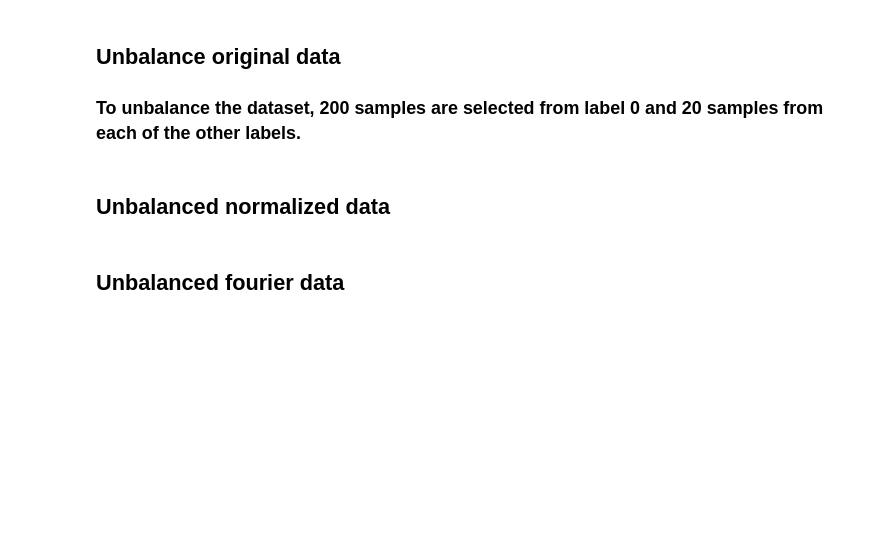
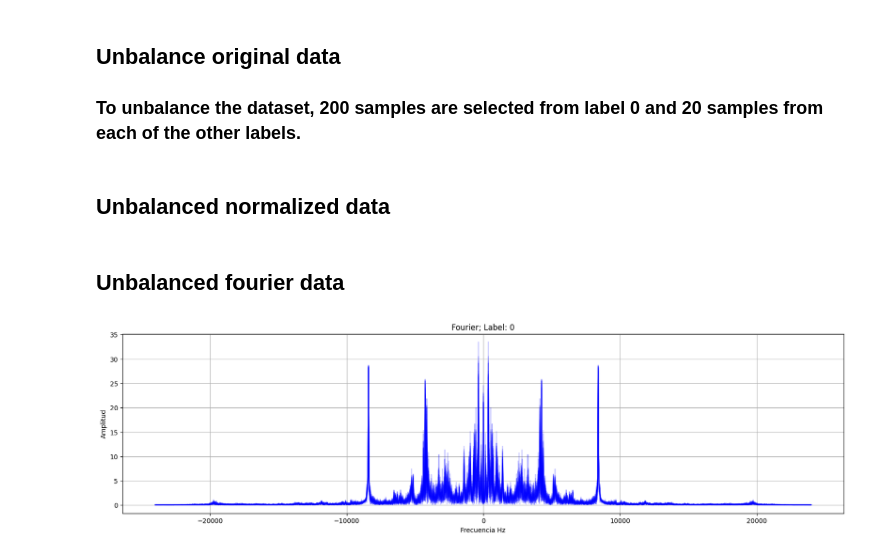
Before and after one commit to JLuengoG/TFM, a Jupyter notebook: CWRU_datasets/01_preprocess_dataset.ipynb, the cells around one changed output. Cells and saved outputs as stored; diff of their text form; code cells hidden in the pictures; blank space fills up the shorter version.

Commit message:
Plots added

```diff
--- a/CWRU_datasets/01_preprocess_dataset.ipynb
+++ b/CWRU_datasets/01_preprocess_dataset.ipynb
@@ -223,21 +225,21 @@ x_test_fourier = np.array(x_test_fourier)
 # %%
 # Sort graph
 
-def reordenar(data):
-  np_reordenado = []
+def reorder(data):
+  np_reordered = []
   for fila in data:
-    primera_mitad = fila[:800]
-    segunda_mitad = fila[800:]
-    fila_reordenada = np.concatenate((segunda_mitad, primera_mitad), axis=None)
-    np_reordenado.append(fila_reordenada)
+    first_half = fila[:800]
+    second_hand = fila[800:]
+    fila_reordenada = np.concatenate((second_hand, first_half), axis=None)
+    np_reordered.append(fila_reordenada)
 
-  return np_reordenado
+  return np_reordered
 
-x_train_fourier_reordenado = reordenar(x_train_fourier)
-x_test_fourier_reordenado = reordenar(x_test_fourier)
+x_train_fourier_reordered = reorder(x_train_fourier)
+x_test_fourier_reordered = reorder(x_test_fourier)
 # %%
 # Create dataframes
-df_x_train_fourier = pd.DataFrame(x_train_fourier_reordenado)
+df_x_train_fourier = pd.DataFrame(x_train_fourier_reordered)
 df_y_train = pd.DataFrame(y_train)
 
 # Insertar column labels in the dataframe
@@ -276,3 +278,25 @@ for label, group in grouped:
 
 np.save(f'{path_unbalanced_data}/x_train_fourier_unbalanced.npy', np_data)
 np.save(f'{path_unbalanced_data}/y_train_fourier_labels_unbalaced', np_labels)
+# %%
+first_half = frequencies[:800]
+second_hand = frequencies[800:]
+reordered_frecuencies = np.concatenate((second_hand, first_half), axis=None)
+# %%
+def plot_fourier(data, label):
+  # Graficar el espectro de frecuencia
+  plt.figure(figsize=(20, 5))
+  for row in data:
+    plt.plot(reordered_frecuencies,row, 'b', alpha=0.2)
+
+  plt.title(f'Fourier; Label: {label}')
+  plt.xlabel("Frecuencia Hz")
+  plt.ylabel("Amplitud")
+  plt.grid()
+  plt.show()
+# %%
+# Plot 0 label example data
+data_plot = np.load(f'{path_unbalanced_data}/unbalanced_npy_by_labels/fourier_data/x_train_fourier_label0_200samples.npy')
+plot_fourier(data_plot[:20], 0)
+# %% [output]
+[figure, added]
```
Also changed, not shown: parts of 13 cells of this notebook, 1 other file.
